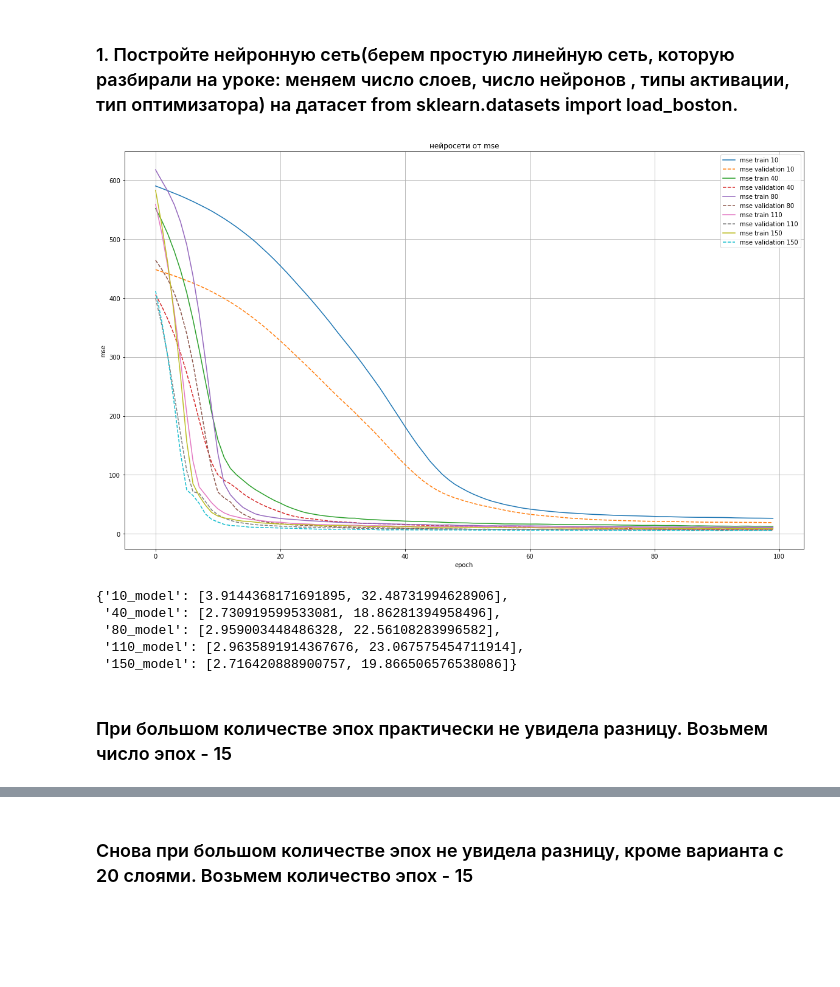
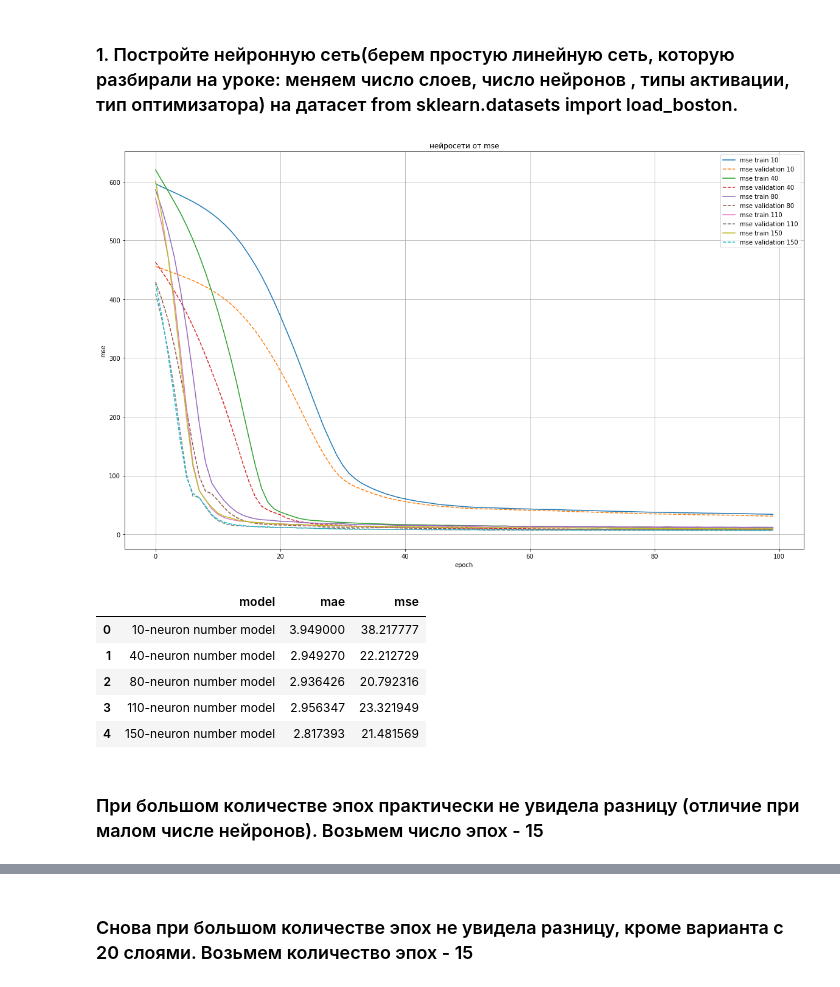
Before and after one commit to myselfadmirer/Neural_networks, a Jupyter notebook: lesson3/lesson3.ipynb, the cells around one changed output, grey strips where cells are left out. Saved outputs shown, nothing was run; the diff lists cells and outputs as text; code cells hidden in the pictures; blank space fills up the shorter version.

```diff
--- a/lesson3/lesson3.ipynb
+++ b/lesson3/lesson3.ipynb
@@ -163,53 +174,54 @@ print(normalizer.mean.numpy())
 # Изменяем число нейронов
 
 neuron_numb = [10, 40, 80, 110, 150]
-test_results = {}
+test_results = []
 
 plt.figure(figsize=(20,12))
 
 for n in neuron_numb:
-    name=f'{n}_model'
+    name=f'{n}-neuron number model'
     model = Sequential([
       normalizer,
       layers.Dense(n / 2, activation='relu'),
       layers.Dense(n / 2, activation='relu'),
       layers.Dense(1, activation='linear')
     ])
 
     model.compile(
         optimizer='adam',
         loss='mean_absolute_error',
         metrics=['mse'])
 
     model_history = model.fit(
     train_features, train_labels,
     validation_split=0.2,
     verbose=0, epochs=100)
 
     plt.plot(model_history.history['mse'], '-', label = f'mse train {n}')
     plt.plot(model_history.history['val_mse'], '--', label = f'mse validation {n}')
 
     mae, mse = model.evaluate(test_features, test_labels, verbose=0)
     test_results.append([name, mae, mse])
 
 plt.legend()
 plt.grid('On')
 plt.title('нейросети от mse')
 plt.xlabel('epoch')
 plt.ylabel('mse')
 plt.show()
 # %% [output]
-[figure, old version]
+[figure, new version]
 # %%
 pd.DataFrame(test_results, columns=['model', 'mae', 'mse'])
 # %% [output]
-{'10_model': [3.9144368171691895, 32.48731994628906],
- '40_model': [2.730919599533081, 18.86281394958496],
- '80_model': [2.959003448486328, 22.56108283996582],
- '110_model': [2.9635891914367676, 23.067575454711914],
- '150_model': [2.716420888900757, 19.866506576538086]}
+|  | model | mae | mse |
+| 0 | 10-neuron number model | 3.949000 | 38.217777 |
+| 1 | 40-neuron number model | 2.949270 | 22.212729 |
+| 2 | 80-neuron number model | 2.936426 | 20.792316 |
+| 3 | 110-neuron number model | 2.956347 | 23.321949 |
+| 4 | 150-neuron number model | 2.817393 | 21.481569 |
 # %% [markdown]
-### При большом количестве эпох практически не увидела разницу. Возьмем число эпох - 15
+### При большом количестве эпох практически не увидела разницу (отличие при малом числе нейронов). Возьмем число эпох - 15
 # %%
 neuron_numb = [10, 40, 80, 110, 150]
 test_results = []
```
Also changed, not shown: parts of 16 cells of this notebook.
